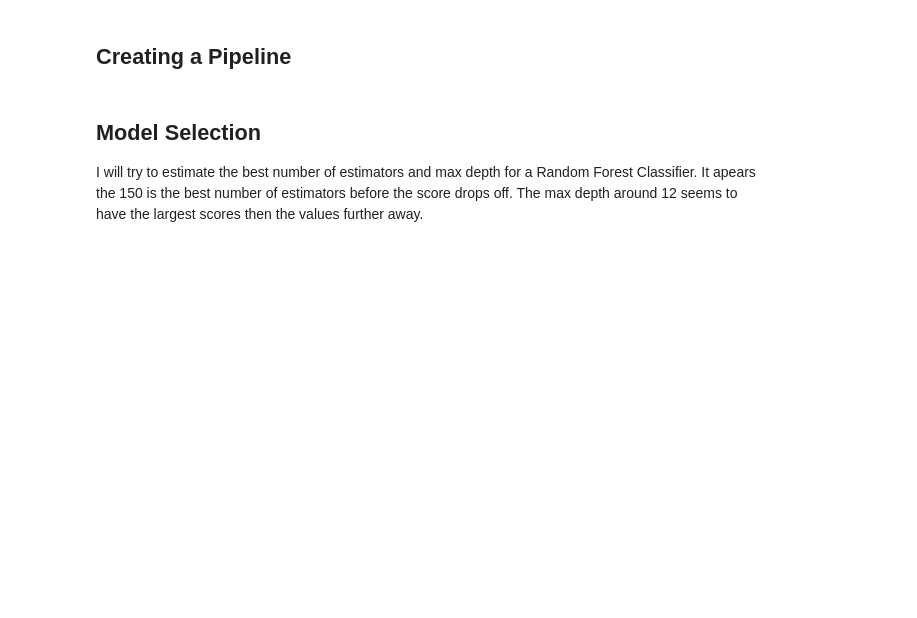
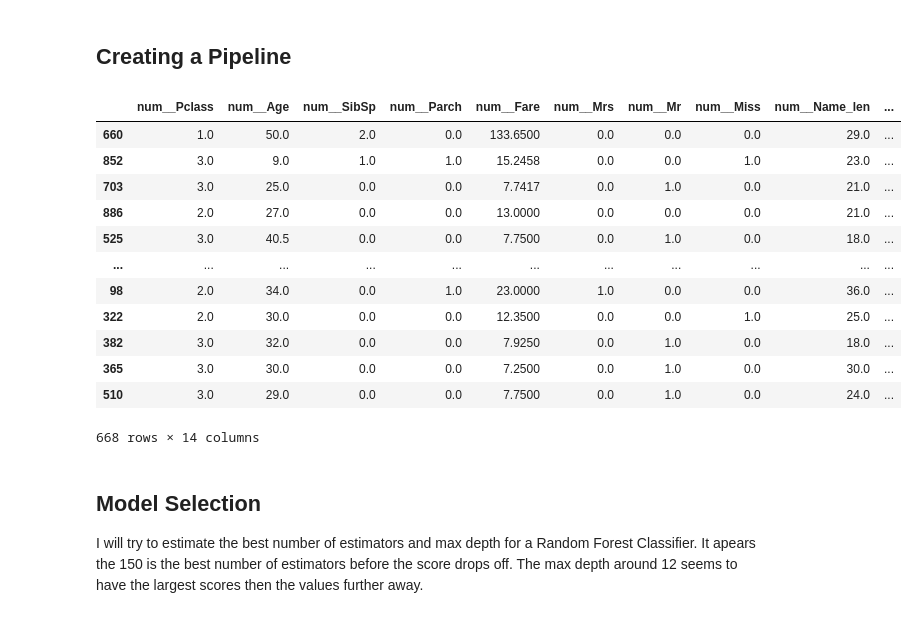
Before and after one commit to gclembo/kaggle-titanic-predictions, a Jupyter notebook: kaggle-titanic-predictions.ipynb, the cells around one changed output. Saved outputs shown, nothing was run; the diff lists cells and outputs as text; code cells hidden in the pictures; blank space fills up the shorter version.

```diff
--- a/kaggle-titanic-predictions.ipynb
+++ b/kaggle-titanic-predictions.ipynb
@@ -158,25 +158,40 @@ sns.histplot(x=train_data["Age"], bins=11)
 # %%
 from sklearn.compose import ColumnTransformer
 from sklearn.pipeline import Pipeline
 from sklearn.impute import SimpleImputer
 from sklearn.preprocessing import OneHotEncoder
 
 num_features = X_train.columns[X_train.dtypes != "object"]
 cat_features = X_train.columns[X_train.dtypes == "object"]
 
-num_transformer = SimpleImputer(strategy="median")
+num_transformer = SimpleImputer(strategy="median").set_output(transform="pandas")
 cat_transformer = Pipeline(steps=[
     ("imputer", SimpleImputer(strategy="most_frequent")),
-    ("encoder", OneHotEncoder(handle_unknown="ignore"))
+    ("encoder", OneHotEncoder(handle_unknown="ignore", sparse_output=False))
 ])
 
 preprocessor = ColumnTransformer(transformers=[
     ("num", num_transformer, num_features),
     ("cat", cat_transformer, cat_features)
-])
+]).set_output(transform="pandas")
 
 X_train_dummies = preprocessor.fit_transform(X_train)
 X_val_dummies = preprocessor.transform(X_val)
+X_train_dummies
+# %% [output]
+|  | num__Pclass | num__Age | num__SibSp | num__Parch | num__Fare | num__Mrs | num__Mr | num__Miss | num__Name_len | ... |
+| 660 | 1.0 | 50.0 | 2.0 | 0.0 | 133.6500 | 0.0 | 0.0 | 0.0 | 29.0 | ... |
+| 852 | 3.0 | 9.0 | 1.0 | 1.0 | 15.2458 | 0.0 | 0.0 | 1.0 | 23.0 | ... |
+| 703 | 3.0 | 25.0 | 0.0 | 0.0 | 7.7417 | 0.0 | 1.0 | 0.0 | 21.0 | ... |
+| 886 | 2.0 | 27.0 | 0.0 | 0.0 | 13.0000 | 0.0 | 0.0 | 0.0 | 21.0 | ... |
+| 525 | 3.0 | 40.5 | 0.0 | 0.0 | 7.7500 | 0.0 | 1.0 | 0.0 | 18.0 | ... |
+| ... | ... | ... | ... | ... | ... | ... | ... | ... | ... | ... |
+| 98 | 2.0 | 34.0 | 0.0 | 1.0 | 23.0000 | 1.0 | 0.0 | 0.0 | 36.0 | ... |
+| 322 | 2.0 | 30.0 | 0.0 | 0.0 | 12.3500 | 0.0 | 0.0 | 1.0 | 25.0 | ... |
+| 382 | 3.0 | 32.0 | 0.0 | 0.0 | 7.9250 | 0.0 | 1.0 | 0.0 | 18.0 | ... |
+| 365 | 3.0 | 30.0 | 0.0 | 0.0 | 7.2500 | 0.0 | 1.0 | 0.0 | 30.0 | ... |
+| 510 | 3.0 | 29.0 | 0.0 | 0.0 | 7.7500 | 0.0 | 1.0 | 0.0 | 24.0 | ... |
+668 rows × 14 columns
 # %% [markdown]
 ## Model Selection
 
```
Also changed, not shown: parts of 10 cells of this notebook.
